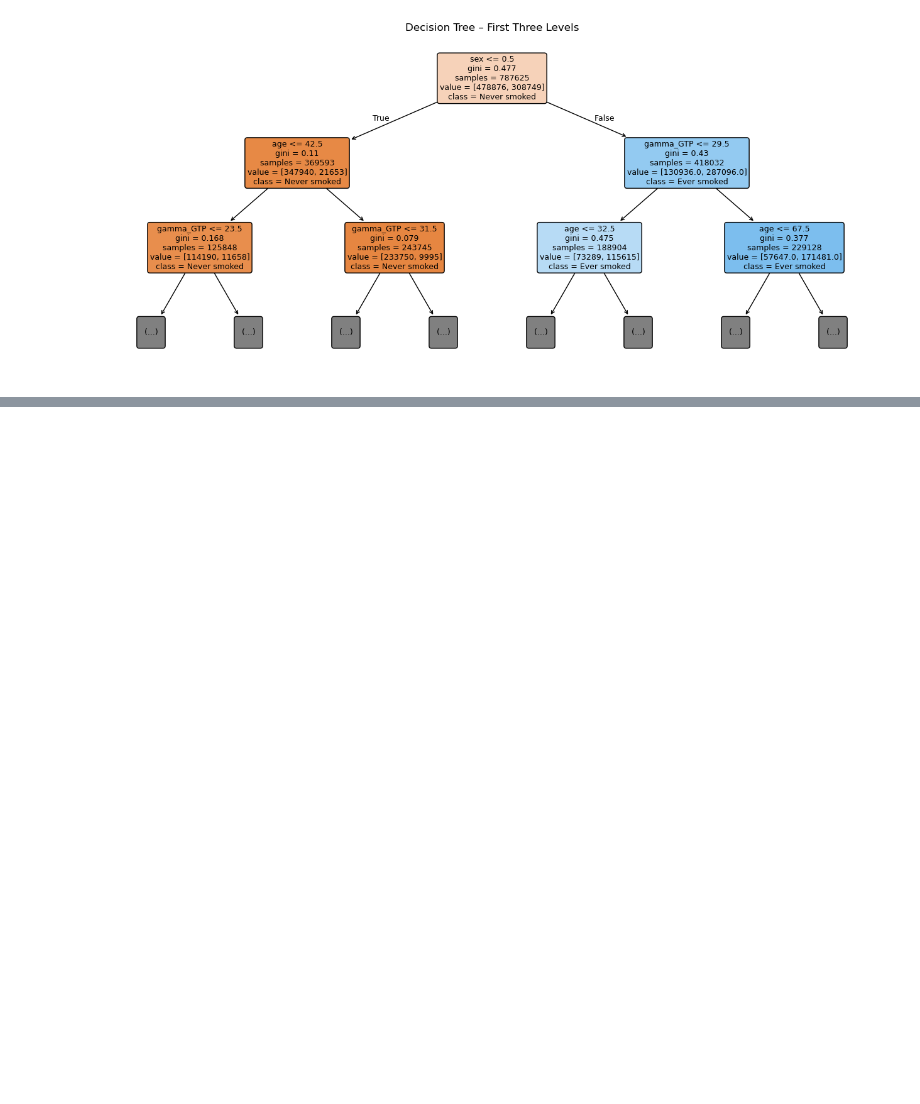
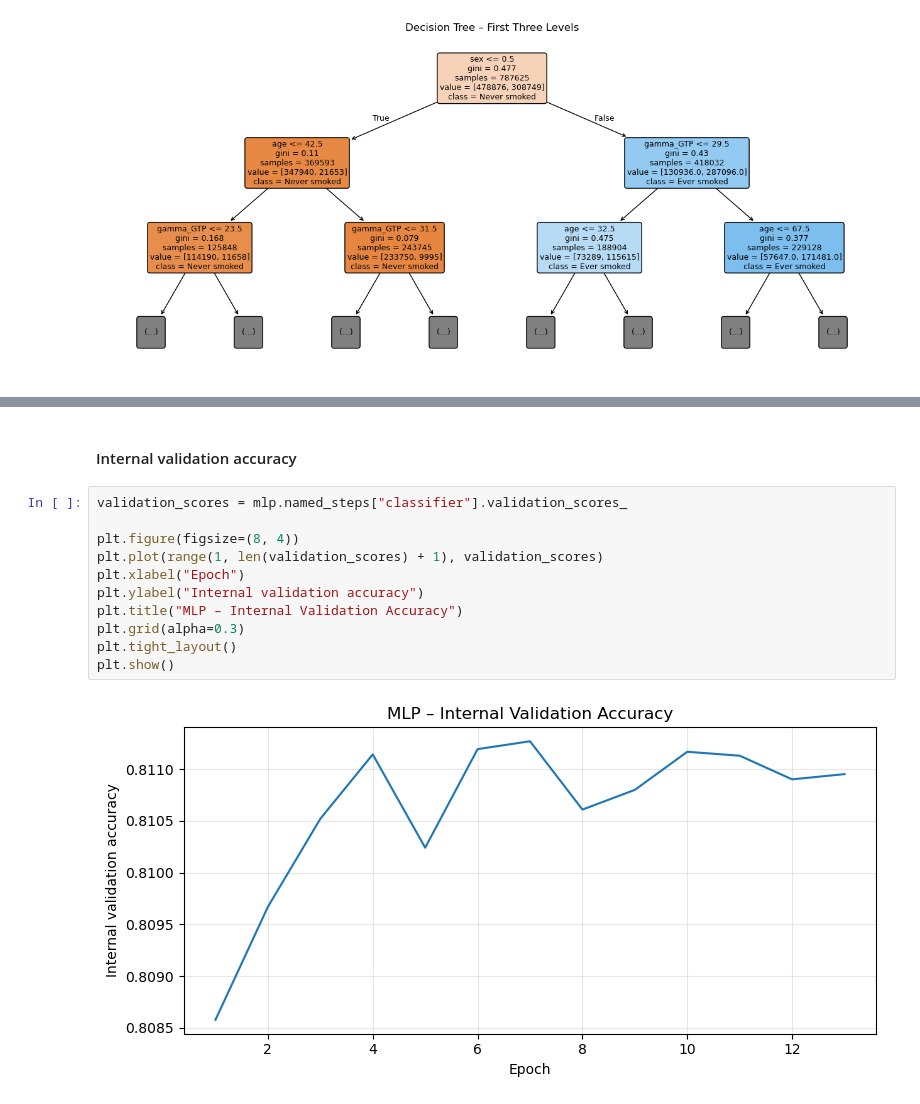
Before and after one commit to johannegg/IT3212, a Jupyter notebook: Assignment3/task5_6_classification_algorithms.ipynb, the cells around one changed output, grey strips where cells are left out. Cells and saved outputs as stored; diff of their text form; blank space fills up the shorter version.

```diff
--- a/Assignment3/task5_6_classification_algorithms.ipynb
+++ b/Assignment3/task5_6_classification_algorithms.ipynb
@@ -159,0 +326,15 @@ plt.show()
+# %% [markdown]
+#### Internal validation accuracy
+# %%
+validation_scores = mlp.named_steps["classifier"].validation_scores_
+
+plt.figure(figsize=(8, 4))
+plt.plot(range(1, len(validation_scores) + 1), validation_scores)
+plt.xlabel("Epoch")
+plt.ylabel("Internal validation accuracy")
+plt.title("MLP – Internal Validation Accuracy")
+plt.grid(alpha=0.3)
+plt.tight_layout()
+plt.show()
+# %% [output]
+[figure, added]
```
Also changed, not shown: parts of 14 cells of this notebook.
